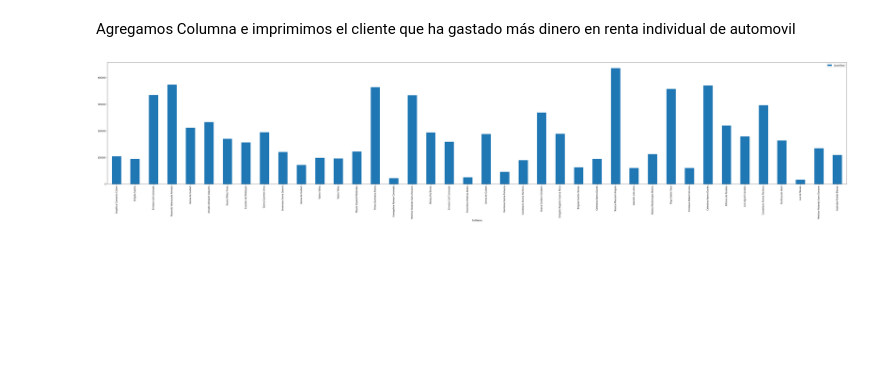
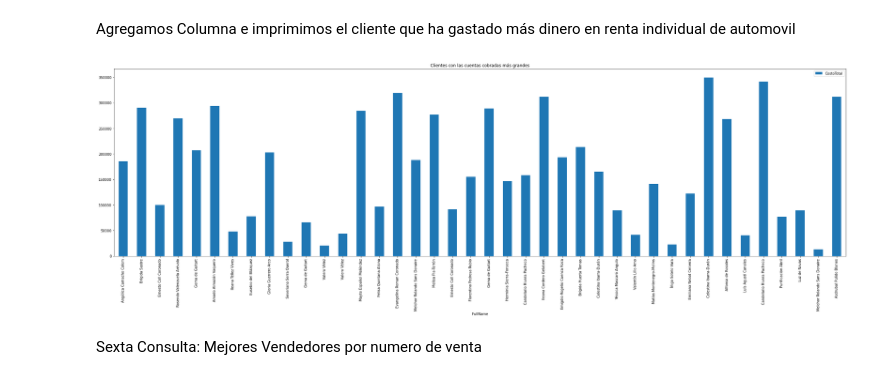
Before and after one commit to fitomx19/PyMongoAutos, a Jupyter notebook: AgenciaAutos.ipynb, the cells around one changed output. Cells and saved outputs as stored; diff of their text form; code cells hidden in the pictures; blank space fills up the shorter version.

```diff
--- a/AgenciaAutos.ipynb
+++ b/AgenciaAutos.ipynb
@@ -135,8 +153,8 @@ def generarFechas():
     #inicio  = fake.date_between(start_date=, end_date=end_date)
     #fin  = fake.date_between(start_date=end_date, end_date='+2m')
 
-    a  = fake.date_between_dates(date_start=datetime(2019,1,1), date_end=datetime(2019,12,31))
-    b = fake.date_between_dates(date_start=datetime(2019,12,31), date_end=datetime(2020,6,12))
+    a  = fake.date_between_dates(date_start=datetime(2019,1,1), date_end=datetime(2019,3,20))
+    b = fake.date_between_dates(date_start=datetime(2019,3,20), date_end=datetime(2020,5,10))
 
     return a,b
 # %%
@@ -549,9 +519,12 @@ ReservacionDataFrame["CostoTotal"] = ReservacionDataFrame['Dias']*ReservacionDat
 # %% [markdown]
 Agregamos Columna e imprimimos el cliente que ha gastado más dinero en renta individual de automovil
 # %%
-plt.rcParams["figure.figsize"] = [48.50, 10.50]
+plt.rcParams["figure.figsize"] = [30.50, 10.50]
 plt.rcParams["figure.autolayout"] = True
 ReservacionDataFrame.plot(x ='FullName', y='CostoTotal', kind = 'bar')
+plt.title("Clientes con las cuentas cobradas más grandes")
 plt.show()
 # %% [output]
-[figure, old version]
+[figure, new version]
+# %% [markdown]
+Sexta Consulta: Mejores Vendedores por numero de venta
```
Also changed, not shown: parts of 64 cells of this notebook, 4 other files.
